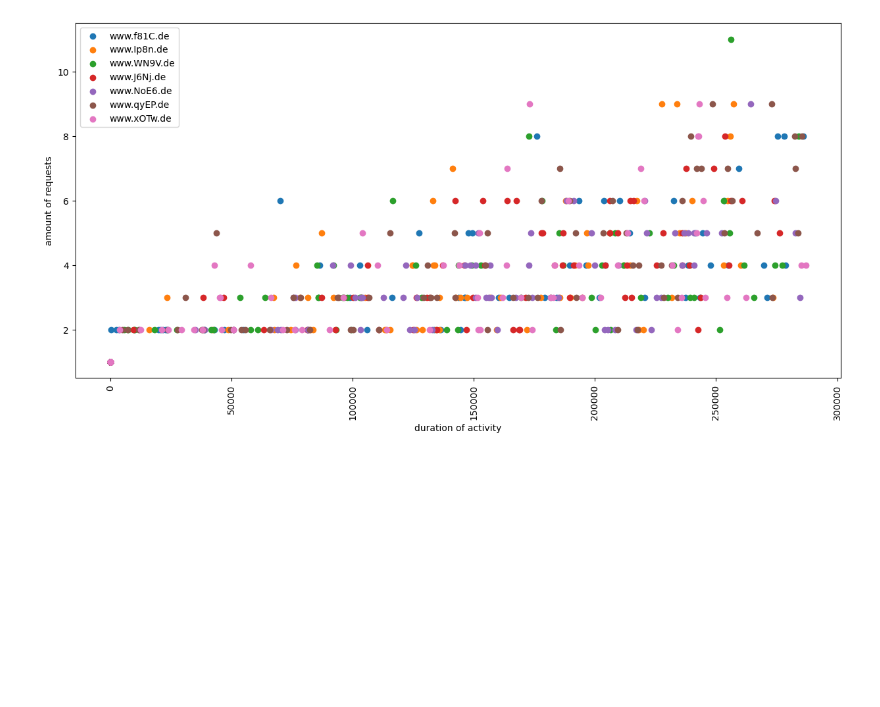
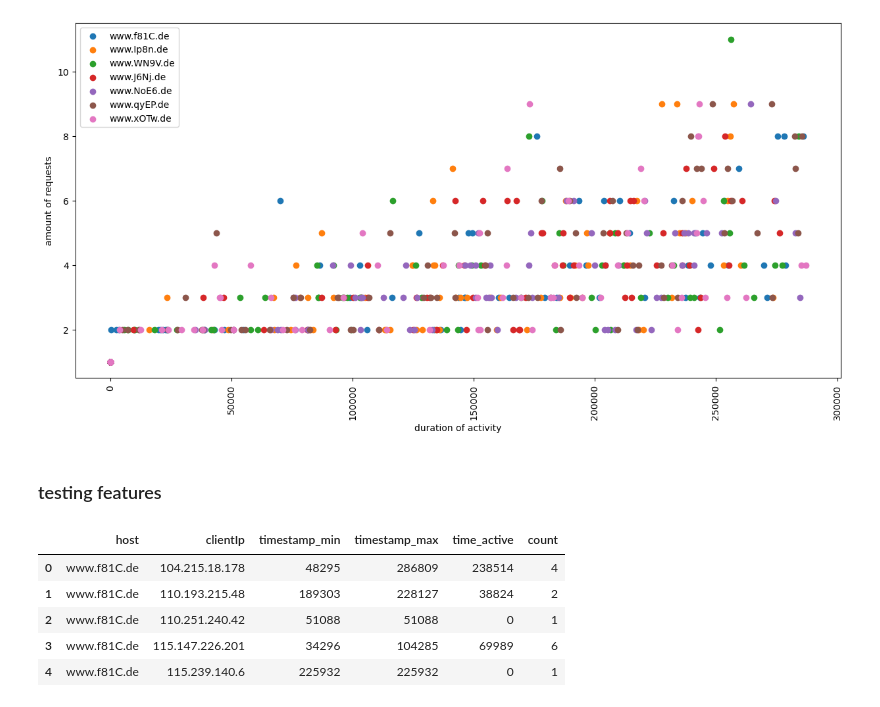
Before and after one commit to Olaf4000/IsolationForest, a Jupyter notebook: visualisation.ipynb, the cells around one changed output. Drawn from its saved outputs; the diff is of its cells as text; code cells hidden in the pictures; blank space fills up the shorter version.

```diff
--- a/visualisation.ipynb
+++ b/visualisation.ipynb
@@ -211,3 +211,14 @@ plt.legend()
 plt.show()
 # %% [output]
 [figure]
+# %% [markdown]
+### testing features
+# %%
+l3T.head()
+# %% [output]
+|  | host | clientIp | timestamp_min | timestamp_max | time_active | count |
+| 0 | www.f81C.de | 104.215.18.178 | 48295 | 286809 | 238514 | 4 |
+| 1 | www.f81C.de | 110.193.215.48 | 189303 | 228127 | 38824 | 2 |
+| 2 | www.f81C.de | 110.251.240.42 | 51088 | 51088 | 0 | 1 |
+| 3 | www.f81C.de | 115.147.226.201 | 34296 | 104285 | 69989 | 6 |
+| 4 | www.f81C.de | 115.239.140.6 | 225932 | 225932 | 0 | 1 |
```
Also changed, not shown: parts of 1 cell of this notebook, 2 other files.
